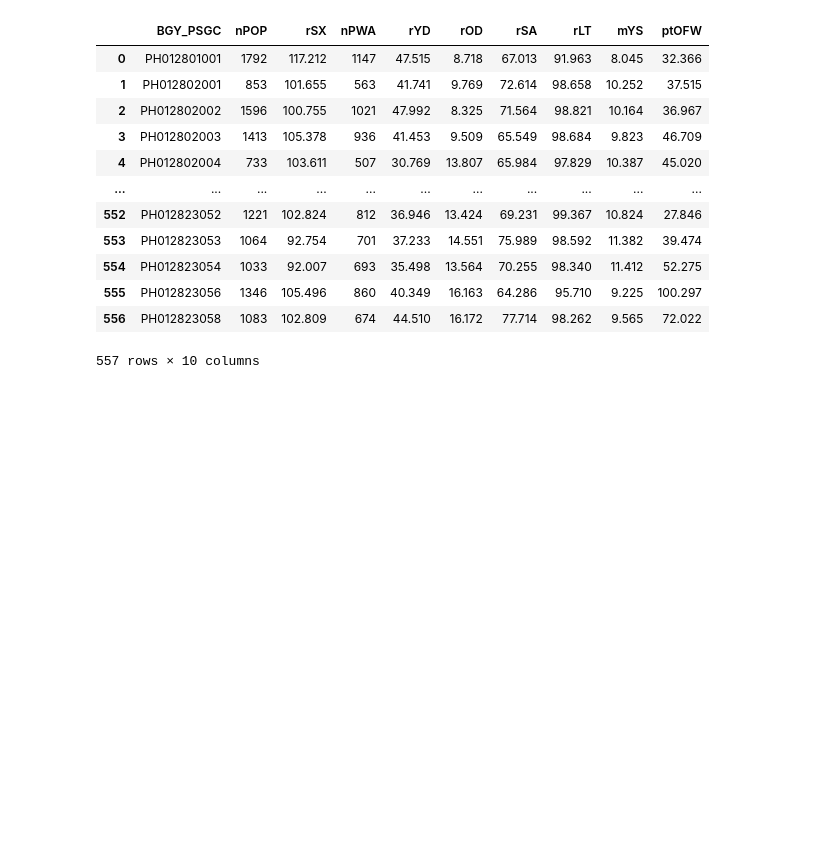
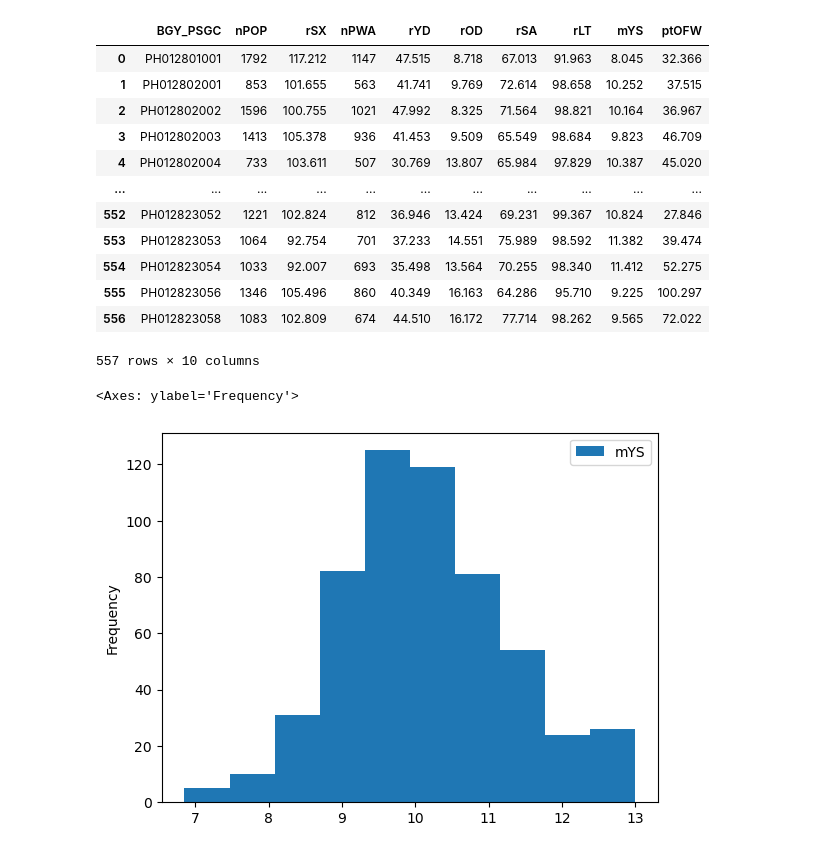
Before and after one commit to jeromemaiquez/psa_cph, a Jupyter notebook: notebooks/test.ipynb, the cells around one changed output. Saved outputs shown, nothing was run; the diff lists cells and outputs as text; code cells hidden in the pictures; blank space fills up the shorter version.

```diff
--- a/notebooks/test.ipynb
+++ b/notebooks/test.ipynb
@@ -147,11 +147,8 @@ df_test_pop.head()
 | 3 | 1 | 28 | 2800 | 1 | 1 | 0 | 1 | 1 | 4 | 4 | ... | ... |
 | 4 | 1 | 28 | 2800 | 1 | 1 | 0 | 1 | 1 | 5 | 4 | ... | ... |
 5 rows × 23 columns
-# %%
-df_test_pop["BGY_PSGC"] = "PH" + df_test_pop["REG"].astype(str).str.zfill(2) \
-    + df_test_pop["PRV"].astype(str).str.zfill(2) \
-    + df_test_pop["MUN"].astype(str).str.zfill(2) \
-    + df_test_pop["BGY"].astype(str).str.zfill(3)
+# %%
+df_test_pop["BGY_PSGC"] = popv.brgy_psgc(df_test_pop)
 # %%
 dict_pop_variables = {
     "nPOP": popv.population(df_test_pop),
@@ -258,0 +181,9 @@ sys.path
+# %%
+df_popv_brgy.plot(
+    kind="hist",
+    x="BGY_PSGC",
+    y="mYS"
+)
+# %% [output]
+<Axes: ylabel='Frequency'>
+[figure, added]
```
Also changed, not shown: parts of 24 cells of this notebook, 1 other file.
